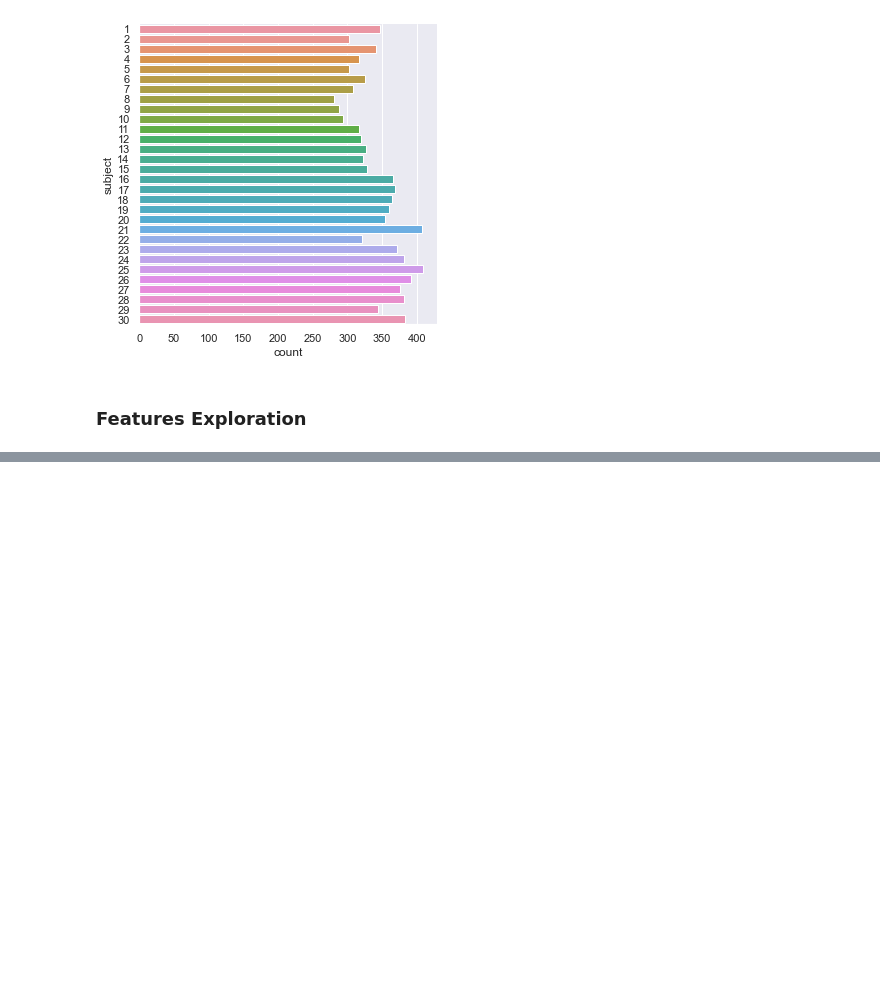
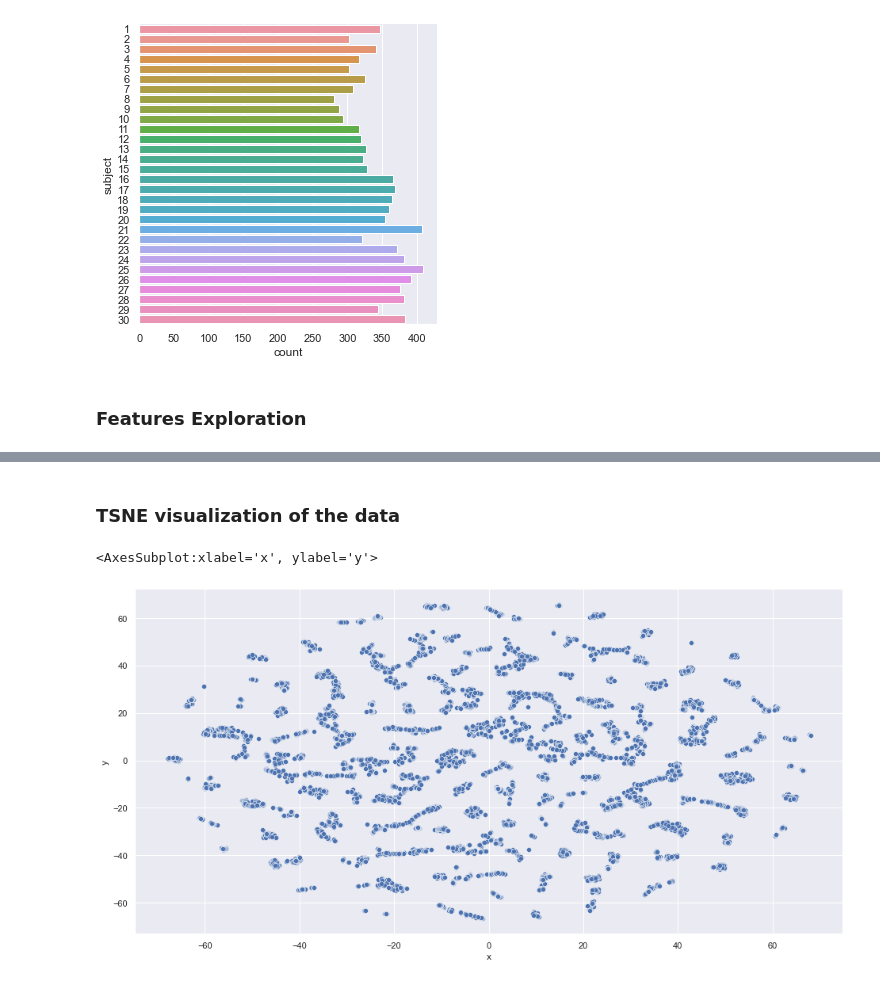
Before and after one commit to Ry3nG/SC1015-Project-Smartphone-Sensor-Privacy-Leak, a Jupyter notebook: project_main.ipynb, the cells around one changed output, grey strips where cells are left out. Saved outputs shown, nothing was run; the diff lists cells and outputs as text; code cells hidden in the pictures; blank space fills up the shorter version.

Commit message:
Added TSNE visualization

```diff
--- a/project_main.ipynb
+++ b/project_main.ipynb
@@ -175,0 +180,22 @@ for col in df_total.columns]), orient='index').rename(columns=
+# %% [markdown]
+### TSNE visualization of the data
+# %%
+# drop all non-numeric data
+non_numeric = ["subject", "Activity"]
+df_numeric = df_total.drop(non_numeric, axis=1)
+
+# TSNE fitting
+from sklearn.manifold import TSNE
+
+m = TSNE(learning_rate=50)
+tsne_features = m.fit_transform(df_numeric)
+tsne_features[1:4:, :]
+df_total["x"] = tsne_features[:, 0]
+df_total["y"] = tsne_features[:, 1]
+
+# plot using seaborn
+plt.figure(figsize=(16,8))
+sb.scatterplot(x="x", y="y", data=df_total)
+# %% [output]
+<AxesSubplot:xlabel='x', ylabel='y'>
+[figure, added]
```
Also changed, not shown: parts of 4 cells of this notebook.
